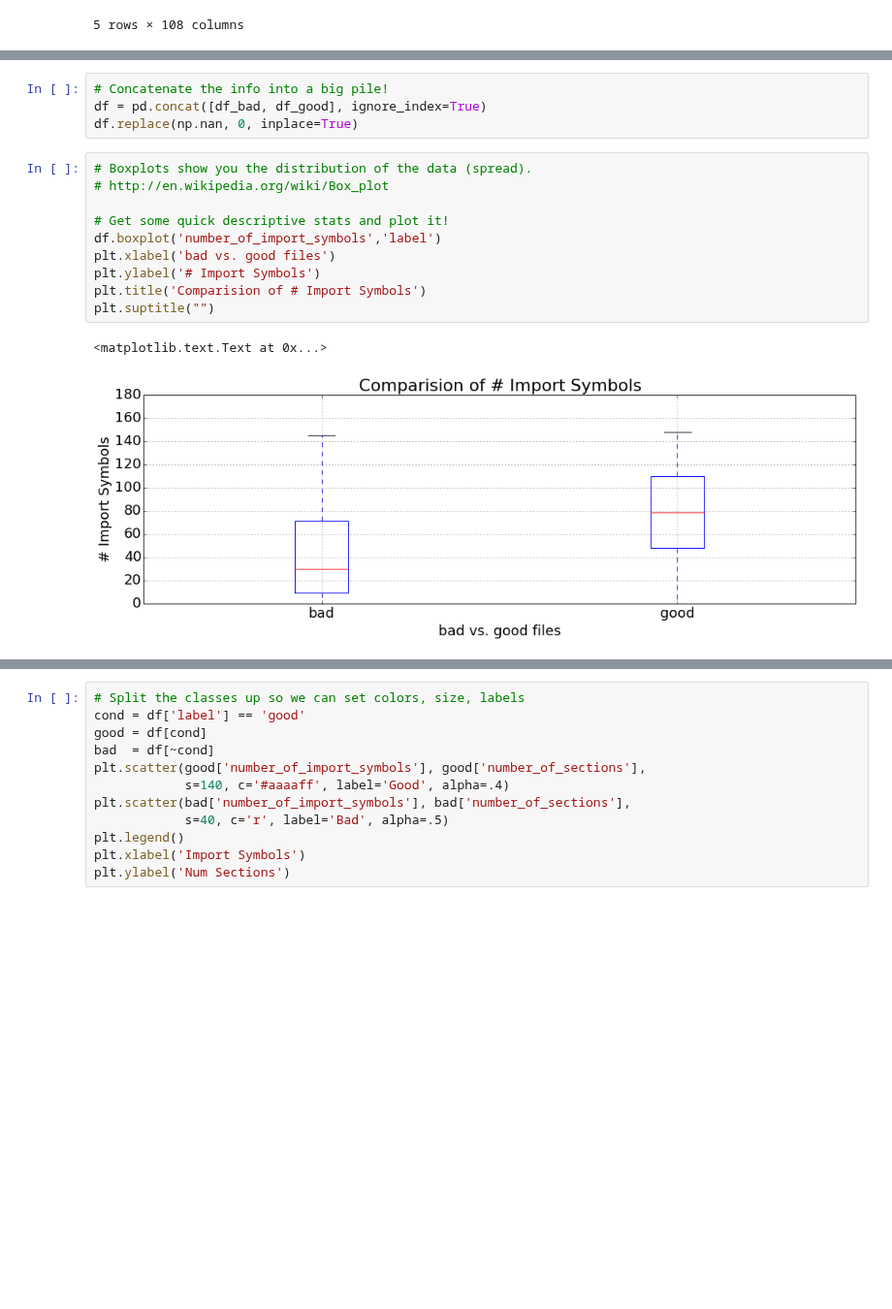
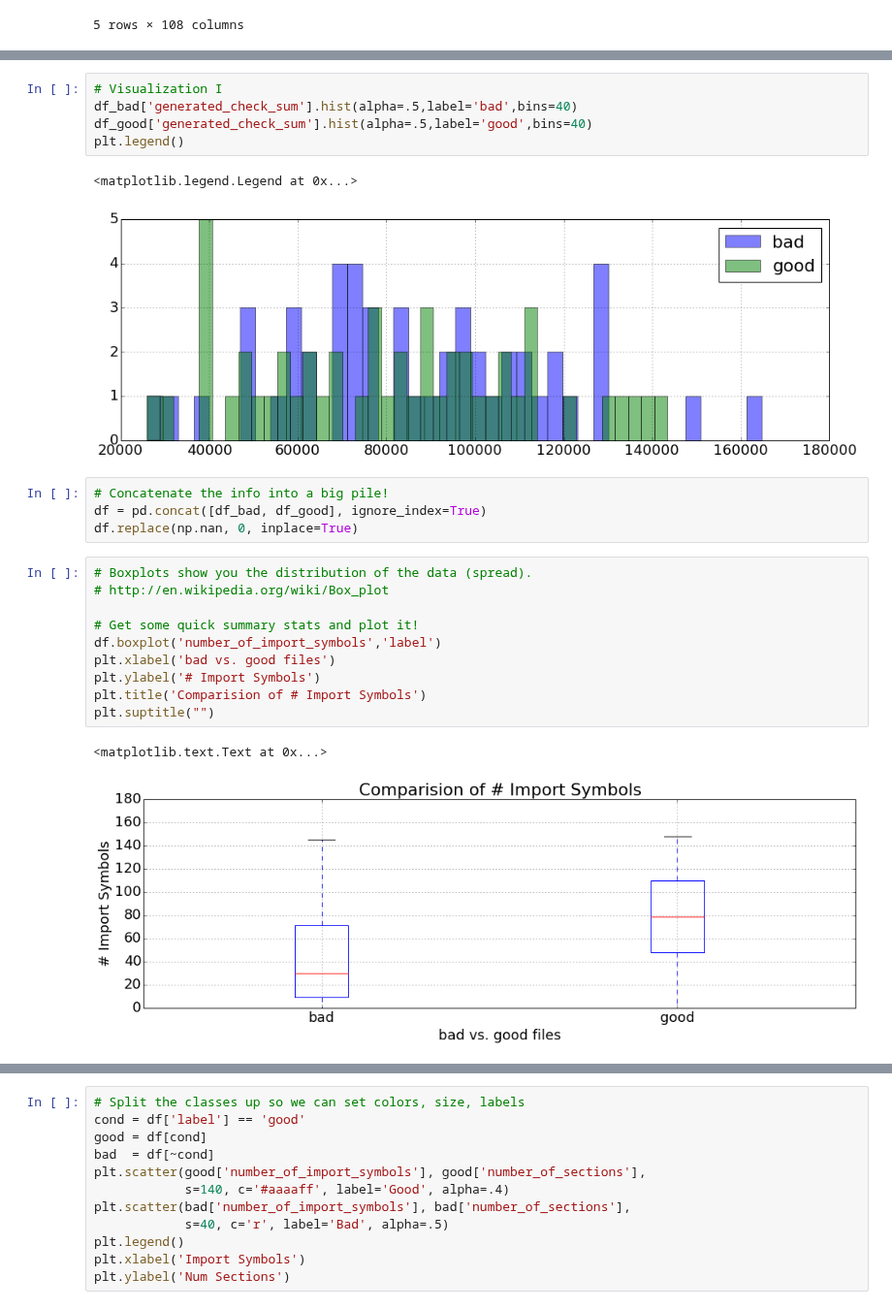
Before and after one commit to SuperCowPowers/data_hacking, a Jupyter notebook: pefile_classification/pefile_classification.ipynb, the cells around one changed output, grey strips where cells are left out. Shown at 97% size. Saved outputs shown, nothing was run; the diff lists cells and outputs as text; blank space fills up the shorter version.

```diff
--- a/pefile_classification/pefile_classification.ipynb
+++ b/pefile_classification/pefile_classification.ipynb
@@ -178,3 +172,11 @@ plt.legend()
+# %%
+# Visualization I
+df_bad['generated_check_sum'].hist(alpha=.5,label='bad',bins=40)
+df_good['generated_check_sum'].hist(alpha=.5,label='good',bins=40)
+plt.legend()
+# %% [output]
+<matplotlib.legend.Legend at 0x...>
+[figure, added]
 # %%
 # Concatenate the info into a big pile!
 df = pd.concat([df_bad, df_good], ignore_index=True)
@@ -183,7 +185,7 @@ df.replace(np.nan, 0, inplace=True)
 # Boxplots show you the distribution of the data (spread).
 # http://en.wikipedia.org/wiki/Box_plot
 
-# Get some quick descriptive stats and plot it!
+# Get some quick summary stats and plot it!
 df.boxplot('number_of_import_symbols','label')
 plt.xlabel('bad vs. good files')
 plt.ylabel('# Import Symbols')
```
Also changed, not shown: parts of 8 cells of this notebook, 1 other file.
